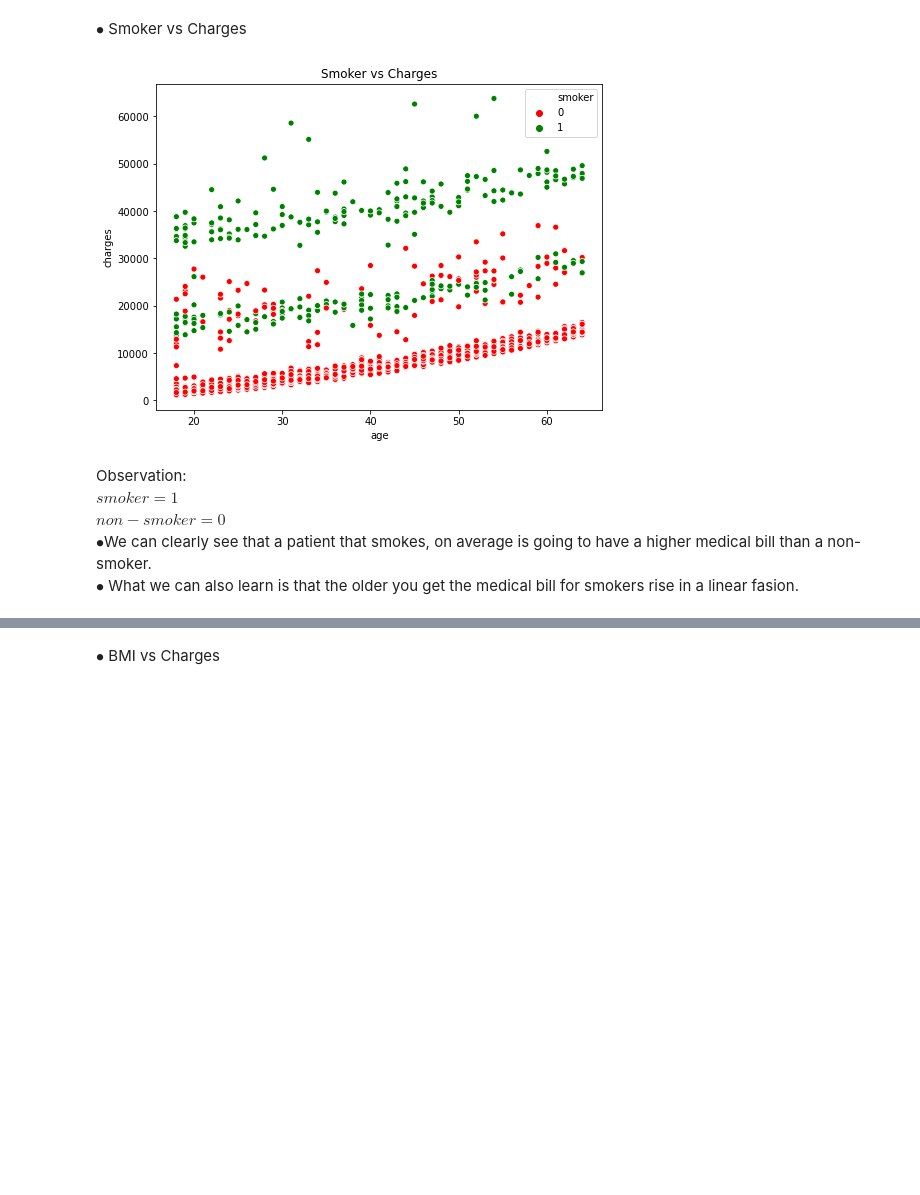
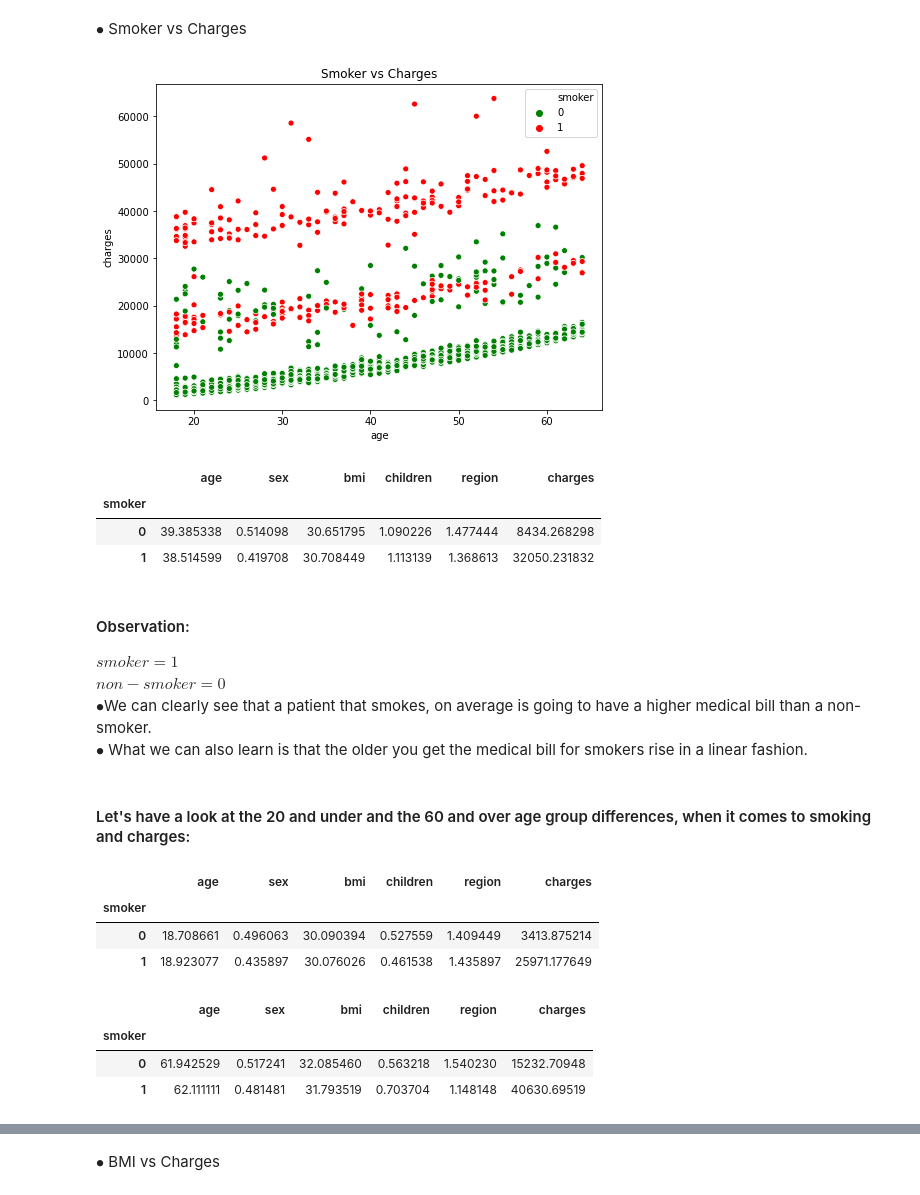
Before and after one commit to LeeadJ/DataScience-FinalProj, a Jupyter notebook: Regression.ipynb, the cells around one changed output, grey strips where cells are left out. Saved outputs shown, nothing was run; the diff lists cells and outputs as text; code cells hidden in the pictures; blank space fills up the shorter version.

```diff
--- a/Regression.ipynb
+++ b/Regression.ipynb
@@ -225,14 +346,37 @@ Name: bmi, dtype: float64
 $\bullet$ Smoker vs Charges
 # %%
 plt.figure(figsize=(8,6))
-sns.scatterplot(df.age, df.charges,hue=df.smoker,palette= ['red','green'])
+sns.scatterplot(df.age, df.charges,hue=df.smoker,palette= ['green','red'])
 plt.title("Smoker vs Charges")
 plt.show()
 # %% [output]
-[figure, old version]
+[figure, new version]
+# %%
+df.groupby(['smoker']).mean()
+# %% [output]
+|  | age | sex | bmi | children | region | charges |
+| smoker |  |  |  |  |  |  |
+| 0 | 39.385338 | 0.514098 | 30.651795 | 1.090226 | 1.477444 | 8434.268298 |
+| 1 | 38.514599 | 0.419708 | 30.708449 | 1.113139 | 1.368613 | 32050.231832 |
 # %% [markdown]
-Observation:<br>
+#### Observation:<br>
 $smoker = 1$<br>
 $non-smoker = 0$<br>
 $\bullet$We can clearly see that a patient that smokes, on average is going to have a higher medical bill than a non-smoker.<br>
-$\bullet$ What we can also learn is that the older you get the medical bill for smokers rise in a linear fasion.
+$\bullet$ What we can also learn is that the older you get the medical bill for smokers rise in a linear fashion.
+# %% [markdown]
+#### Let's have a look at the 20 and under and the 60 and over age group differences, when it comes to smoking and charges:
+# %%
+under_20.groupby(['smoker']).mean()
+# %% [output]
+|  | age | sex | bmi | children | region | charges |
+| smoker |  |  |  |  |  |  |
+| 0 | 18.708661 | 0.496063 | 30.090394 | 0.527559 | 1.409449 | 3413.875214 |
+| 1 | 18.923077 | 0.435897 | 30.076026 | 0.461538 | 1.435897 | 25971.177649 |
+# %%
+over_60.groupby(['smoker']).mean()
+# %% [output]
+|  | age | sex | bmi | children | region | charges |
+| smoker |  |  |  |  |  |  |
+| 0 | 61.942529 | 0.517241 | 32.085460 | 0.563218 | 1.540230 | 15232.70948 |
+| 1 | 62.111111 | 0.481481 | 31.793519 | 0.703704 | 1.148148 | 40630.69519 |
```
Also changed, not shown: parts of 103 cells of this notebook.
